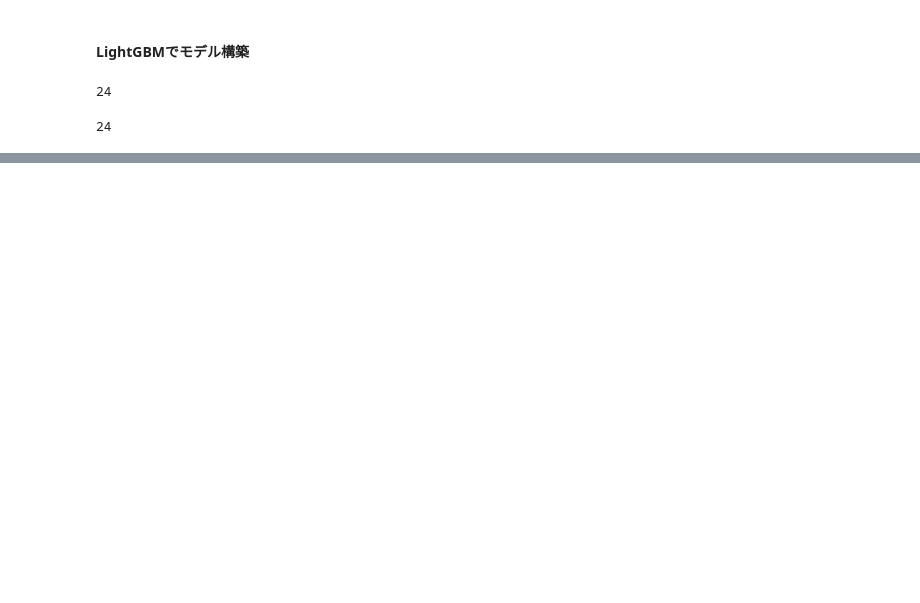
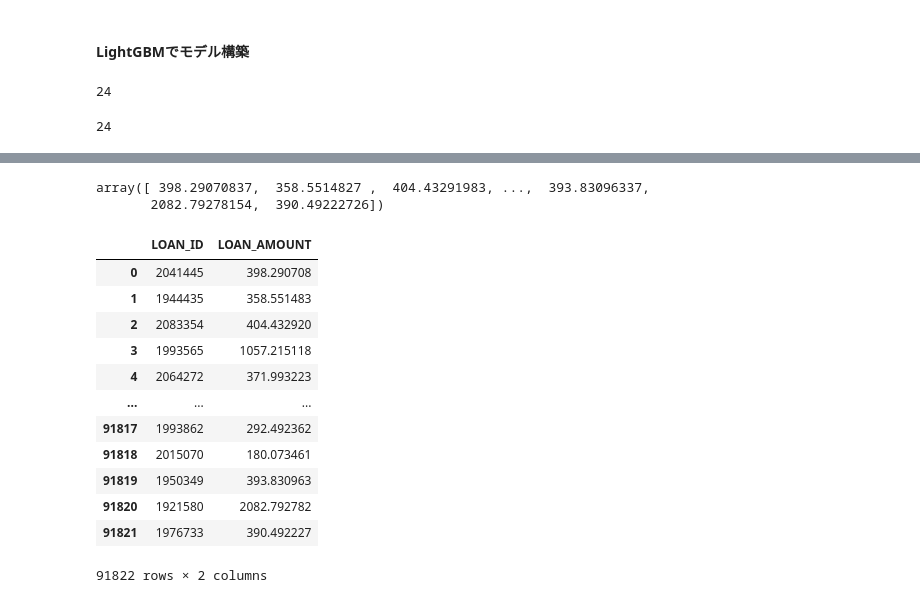
Before and after one commit to Shohei-Kinoshita/prob-space-kiva-competition, a Jupyter notebook: src/LightGBM.ipynb, the cells around one changed output, grey strips where cells are left out. Drawn from its saved outputs; the diff is of its cells as text; code cells hidden in the pictures; blank space fills up the shorter version.

```diff
--- a/src/LightGBM.ipynb
+++ b/src/LightGBM.ipynb
@@ -106,2 +130,6 @@ LIST_LABEL_ENC = [COL_SECTOR_NAME, COL_CURRENCY_POLICY, COL_CURRENCY, COL_REPAYM
 df_train, df_test = preprocessing.label_encoding(df_train, df_test, LIST_LABEL_ENC)
+# %%
+# 不要な列をドロップ
+df_train.drop(columns=LIST_COL_DROPS, inplace=True)
+df_test.drop(columns=LIST_COL_DROPS, inplace=True)
 # %%
@@ -147,0 +190,27 @@ And if memory is not enough, you can set `force_col_wise=true`.
+# %%
+sample_sub = pd.read_csv('data/sample_submission.csv')
+# %%
+preds = model.predict(df_test)
+# %%
+preds
+# %% [output]
+array([ 398.29070837,  358.5514827 ,  404.43291983, ...,  393.83096337,
+       2082.79278154,  390.49222726])
+# %%
+sample_sub[COL_LOAN_AMOUNT] = preds
+# %%
+sample_sub
+# %% [output]
+|  | LOAN_ID | LOAN_AMOUNT |
+| 0 | 2041445 | 398.290708 |
+| 1 | 1944435 | 358.551483 |
+| 2 | 2083354 | 404.432920 |
+| 3 | 1993565 | 1057.215118 |
+| 4 | 2064272 | 371.993223 |
+| ... | ... | ... |
+| 91817 | 1993862 | 292.492362 |
+| 91818 | 2015070 | 180.073461 |
+| 91819 | 1950349 | 393.830963 |
+| 91820 | 1921580 | 2082.792782 |
+| 91821 | 1976733 | 390.492227 |
+91822 rows × 2 columns
```
Also changed, not shown: parts of 12 cells of this notebook, 1 other file.
